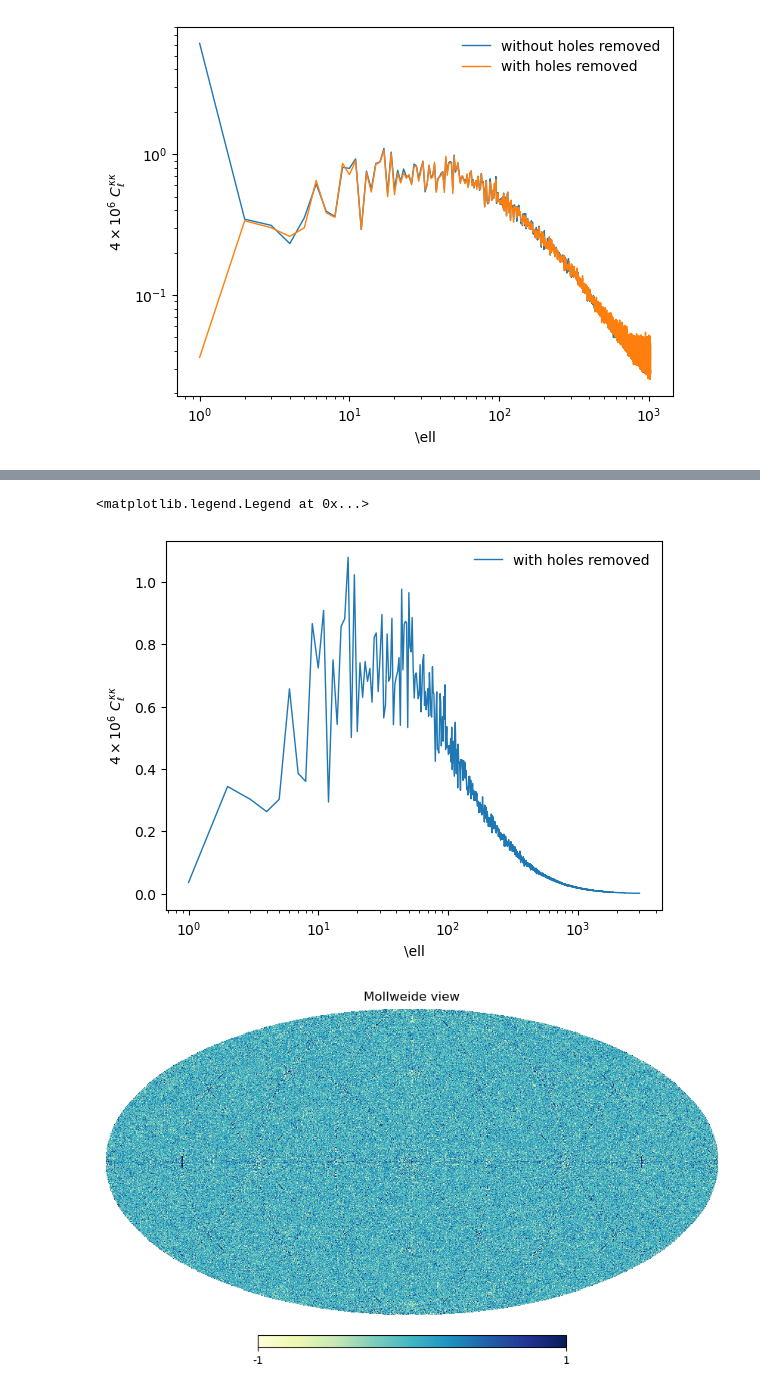
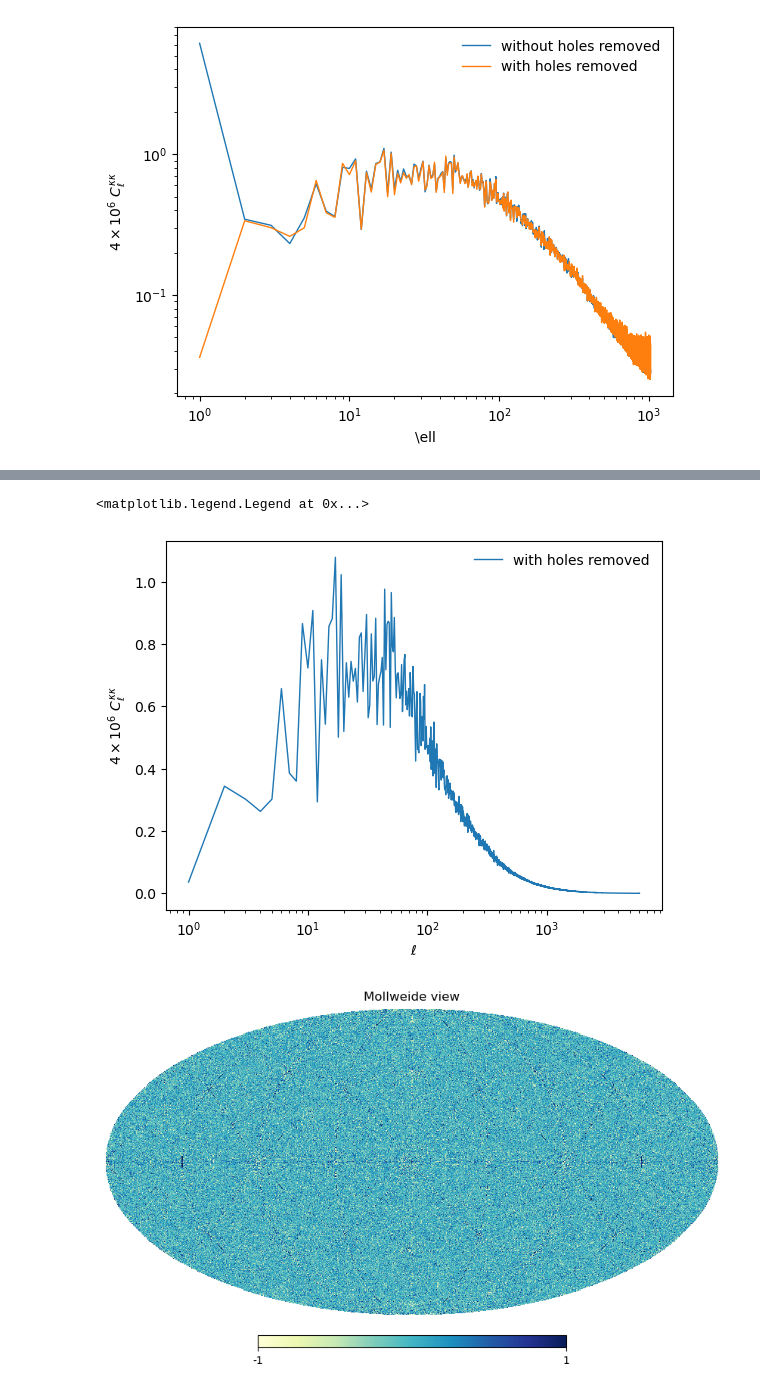
Before and after one commit to exgalsky/lptmap, a Jupyter notebook: py/lptmap/validate_field.ipynb, the cells around one changed output, grey strips where cells are left out. Saved outputs shown, nothing was run; the diff lists cells and outputs as text; code cells hidden in the pictures.

```diff
--- a/py/lptmap/validate_field.ipynb
+++ b/py/lptmap/validate_field.ipynb
@@ -30,4 +30,4 @@ plt.yscale('log')
 # %%
 hpx_datapath = '/global/common/software/mp107/shamikg/psm_kit/Healpix_3.82/data'
 # %%
-kappa = hp.read_map('../../../../lptmap_runs/output/kappa_map_grid-6144_nside-1024.fits')
+kappa = hp.read_map('/pscratch/sd/s/shamikg/uSky_dev/lptmap_runs/output/kappa_map_grid-6144_nside-2048.fits')
@@ -34,17 +38,17 @@ kappa = hp.read_map('../../../../lptmap_runs/output/kappa_map_grid-6144_nside-10
 # %%
-Cl = hp.anafast(kappa, lmax=3000, use_weights=True, datapath=hpx_datapath)
+Cl = hp.anafast(kappa, lmax=6000, use_weights=True, datapath=hpx_datapath)
 # %%
-ells = np.arange(3000+1)
+ells = np.arange(6000+1)
 plt.plot(ells[1:], 4e6*Cl[1:], lw=1., label='with holes removed')
 # plt.ylim(-0.1, 1.4)
-plt.xlabel(r'\ell')
+plt.xlabel(r'$\ell$')
 plt.ylabel(r'$4\times 10^6$ $C^{\kappa \kappa}_\ell$')
 plt.xscale('log')
 plt.legend(frameon=False)
 # plt.yscale('log')
 # %% [output]
 <matplotlib.legend.Legend at 0x...>
-[figure, old version]
+[figure, new version]
 # %%
 kappa = hp.read_map('../../output/kappa_map_grid-768_nside-2048.fits')
 hp.mollview(kappa, min=-1., max=1., cmap='YlGnBu')
```
Also changed, not shown: parts of 1 cell of this notebook, 3 other files.
